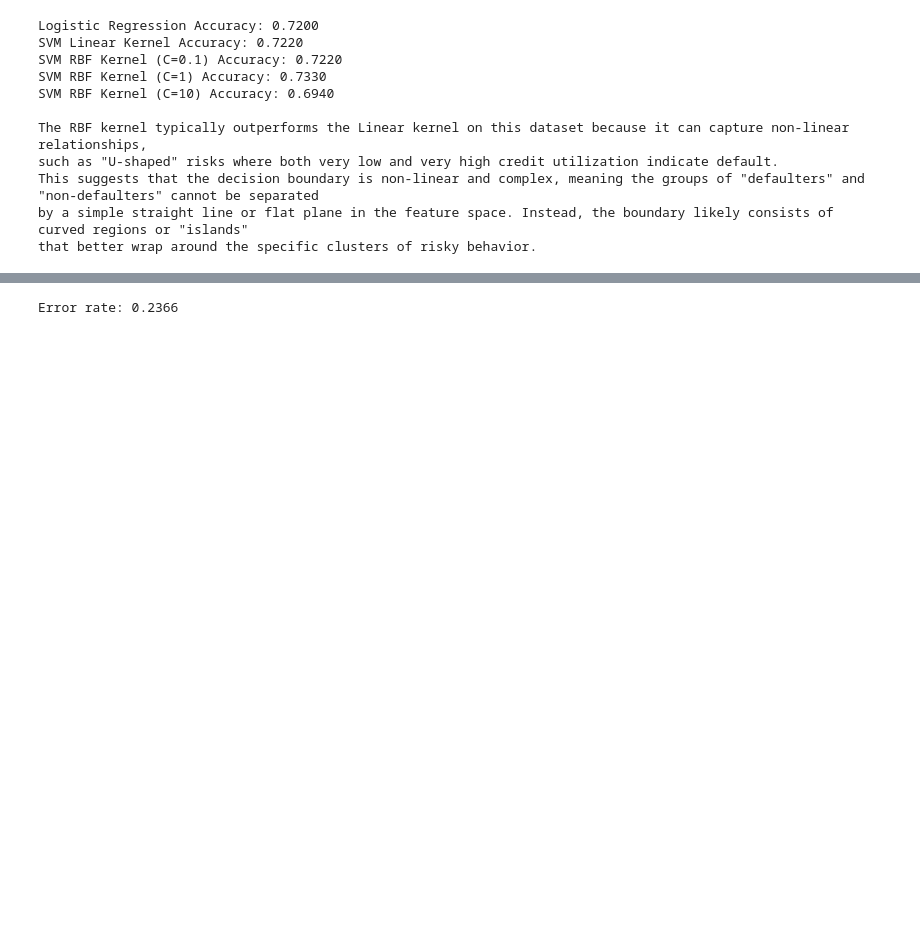
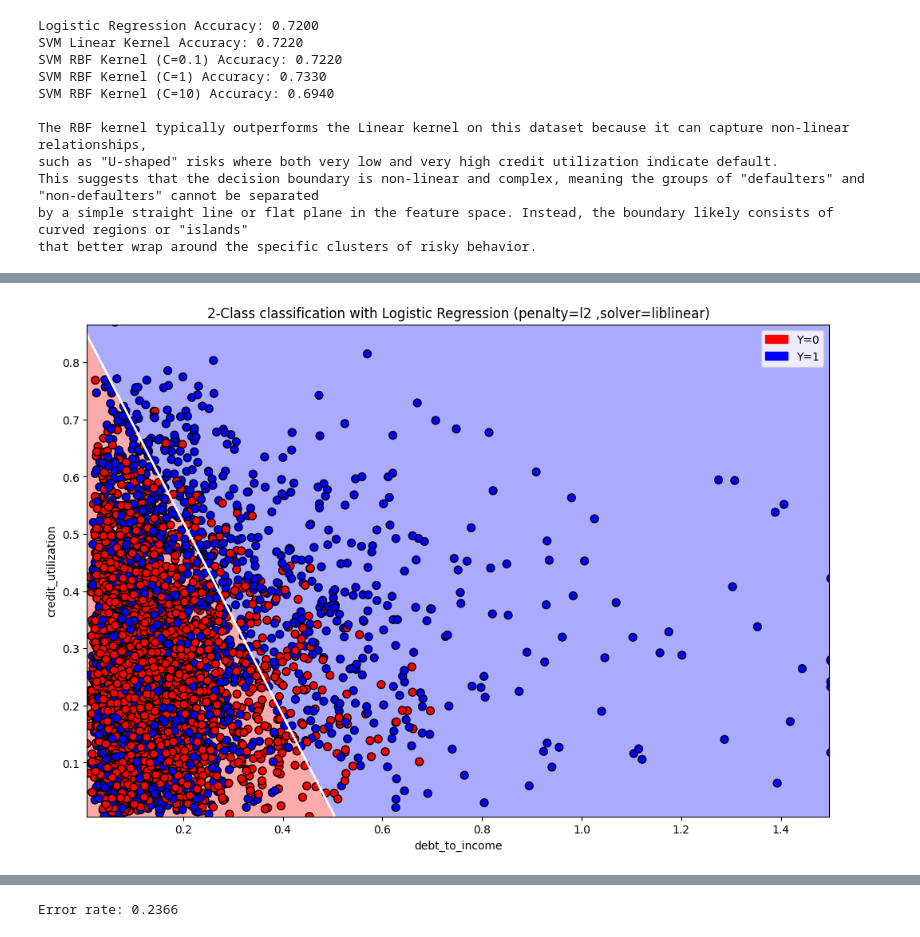
Before and after one commit to Niclas5/Examination-WS25-26, a Jupyter notebook: Aufgabe 3/Aufgabe3.ipynb, the cells around one changed output, grey strips where cells are left out. Cells and saved outputs as stored; diff of their text form; code cells hidden in the pictures; blank space fills up the shorter version.

```diff
--- a/Aufgabe 3/Aufgabe3.ipynb
+++ b/Aufgabe 3/Aufgabe3.ipynb
@@ -214,0 +244,40 @@ that better wrap around the specific clusters of risky behavior.
+# %%
+Y = y
+pen = 'l2'
+solv = 'liblinear'
+# Create color maps
+cmap_light = ListedColormap(['#FFAAAA', '#AAAAFF'])
+cmap_bold  = ListedColormap(['#FF0000', '#0000FF'])
+
+# Plot the decision boundary by assigning a color in the color map to each mesh point.
+mesh_step_size = .01  # step size in the mesh
+plot_symbol_size = 50
+
+x_min, x_max = X[:, 0].min(), X[:, 0].max()
+y_min, y_max = X[:, 1].min(), X[:, 1].max()
+xx, yy = np.meshgrid(np.arange(x_min, x_max, mesh_step_size),
+                         np.arange(y_min, y_max, mesh_step_size))
+Z = model_3_5_1.predict(np.c_[xx.ravel(), yy.ravel()])
+D = model_3_5_1.decision_function(np.c_[xx.ravel(), yy.ravel()])
+D = D.reshape(xx.shape)
+
+# Put the result into a color plot
+Z = Z.reshape(xx.shape)
+plt.figure(3,figsize=(12,8))
+plt.pcolormesh(xx, yy, Z, cmap=cmap_light)
+
+# Plot training points
+plt.scatter(X[:, 0], X[:, 1], s=plot_symbol_size, c=Y, cmap=cmap_bold, edgecolor = 'black')
+plt.xlim(xx.min(), xx.max())
+plt.ylim(yy.min(), yy.max())
+
+patch0 = mpatches.Patch(color='#FF0000', label='Y=0')
+patch1 = mpatches.Patch(color='#0000FF', label='Y=1')
+plt.legend(handles=[patch0, patch1])
+plt.contour(xx, yy, D, levels=[0], colors='w', linestyles=['-'], linewidths=2)
+plt.xlabel('debt_to_income')
+plt.ylabel('credit_utilization')
+plt.title("2-Class classification with Logistic Regression (penalty=%s ,solver=%s)" % (pen, solv))
+plt.show()
+# %% [output]
+[figure, added]
```
Also changed, not shown: parts of 2 cells of this notebook.
